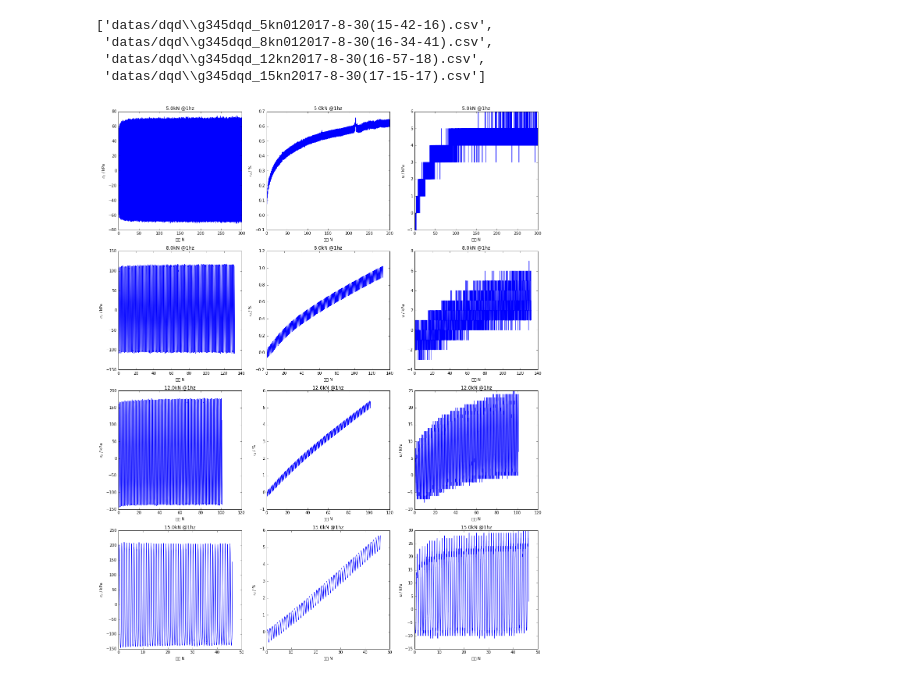
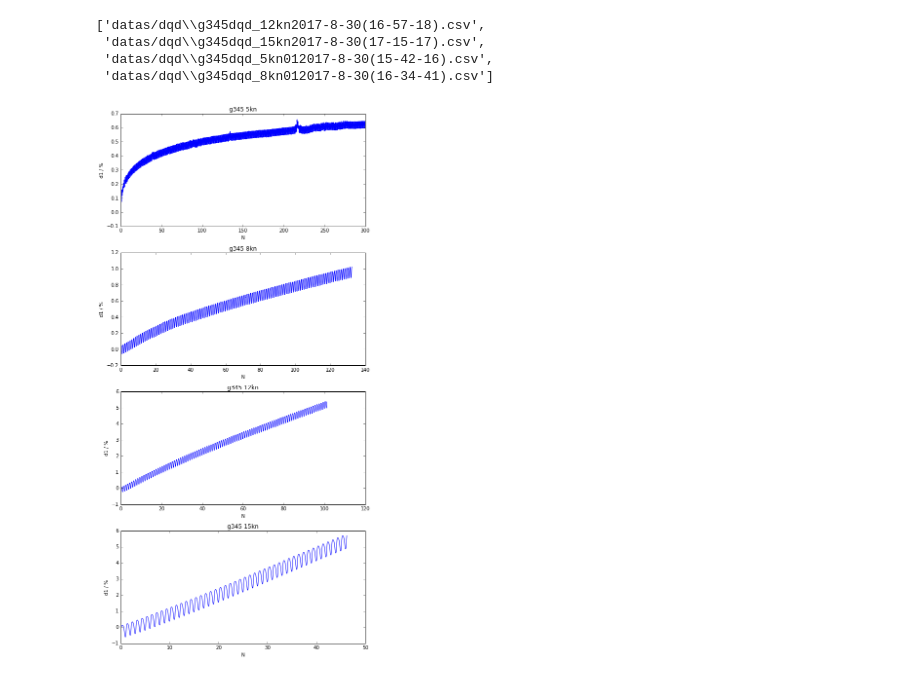
Before and after one commit to FryeT/dongli, a Jupyter notebook: g345dqd/g345dqd.ipynb, the cells around one changed output. Cells and saved outputs as stored; diff of their text form; code cells hidden in the pictures.

```diff
--- a/g345dqd/g345dqd.ipynb
+++ b/g345dqd/g345dqd.ipynb
@@ -11,40 +11,37 @@ import pandas as pd
 import matplotlib.pyplot as plt
 %matplotlib inline
 # %%
-from file_sort_method import *
+import glob
 files = glob.glob('datas/dqd/*.csv')
-files.sort(key = time_of_file)
 # %%
 files
 # %% [output]
-['datas/dqd\\g345dqd_5kn012017-8-30(15-42-16).csv',
- 'datas/dqd\\g345dqd_8kn012017-8-30(16-34-41).csv',
- 'datas/dqd\\g345dqd_12kn2017-8-30(16-57-18).csv',
- 'datas/dqd\\g345dqd_15kn2017-8-30(17-15-17).csv']
+['datas/dqd\\g345dqd_12kn2017-8-30(16-57-18).csv',
+ 'datas/dqd\\g345dqd_15kn2017-8-30(17-15-17).csv',
+ 'datas/dqd\\g345dqd_5kn012017-8-30(15-42-16).csv',
+ 'datas/dqd\\g345dqd_8kn012017-8-30(16-34-41).csv']
-# %%
-nrows = len(files)
-plt.figure(figsize=(16,20), dpi=300)
-for i, f in enumerate(files):
-    force = force_of_file(f)
-    df = pd.read_csv(f, encoding='gb2312')
-    N = df['振次']
-    plt.subplot(nrows, 3, 3*i+1)
-    plt.plot(N, df['sigma_d'])
-    plt.xlabel('振次 N')
-    plt.ylabel('$\sigma_d$ / kPa')
-    plt.title('{0}kN @0.1hz'.format(force))
-
-    plt.subplot(nrows, 3, 3*i+2)
-    plt.plot(N, df['epsilon_d']*100)
-    plt.xlabel('振次 N')
-    plt.ylabel('$\epsilon_d$ / %')
-    plt.title('{0}kN @0.1hz'.format(force))
-
-    plt.subplot(nrows, 3, 3*i+3)
-    plt.plot(N, df['pore_pressure'])
-    plt.xlabel('振次 N')
-    plt.ylabel('u / kPa')
-    plt.title('{0}kN @0.1hz'.format(force))
-plt.tight_layout()
-# %% [output]
-[figure, removed]
+# %%
+df0 = pd.read_csv(files[0], encoding='gb2312')
+df1 = pd.read_csv(files[1], encoding='gb2312')
+df2 = pd.read_csv(files[2], encoding='gb2312')
+df3 = pd.read_csv(files[3], encoding='gb2312')
+# %%
+def plotd1(df, title):
+    plt.plot(df['振次'],df['epsilon_d']*100)
+    plt.xlabel('N')
+    plt.ylabel('d1 / %')
+    plt.title('g345 {0}kn'.format(title))
+# %%
+plt.figure(figsize=(8,16), dpi=300)
+plt.subplot(4, 1, 1)
+plotd1(df2, 5)
+plt.subplot(4, 1, 2)
+plotd1(df3, 8)
+plt.subplot(4, 1, 3)
+plotd1(df0, 12)
+plt.subplot(4, 1, 4)
+plotd1(df1, 15)
+plt.tight_layout()
+plt.savefig('g345d1.svg')
+# %% [output]
+[figure, added]
```
Also changed, not shown: parts of 2 cells of this notebook, 18 other files.
